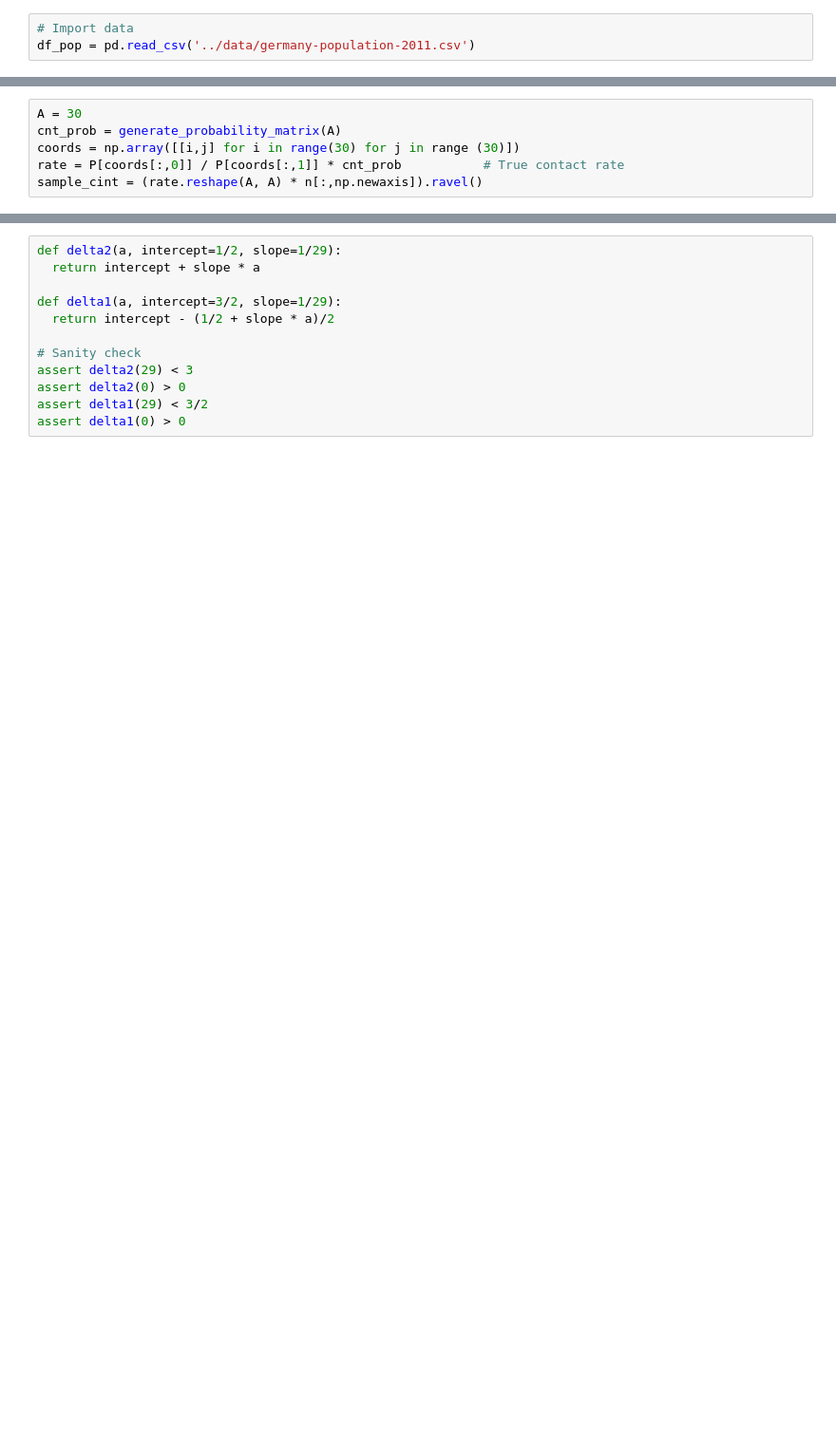
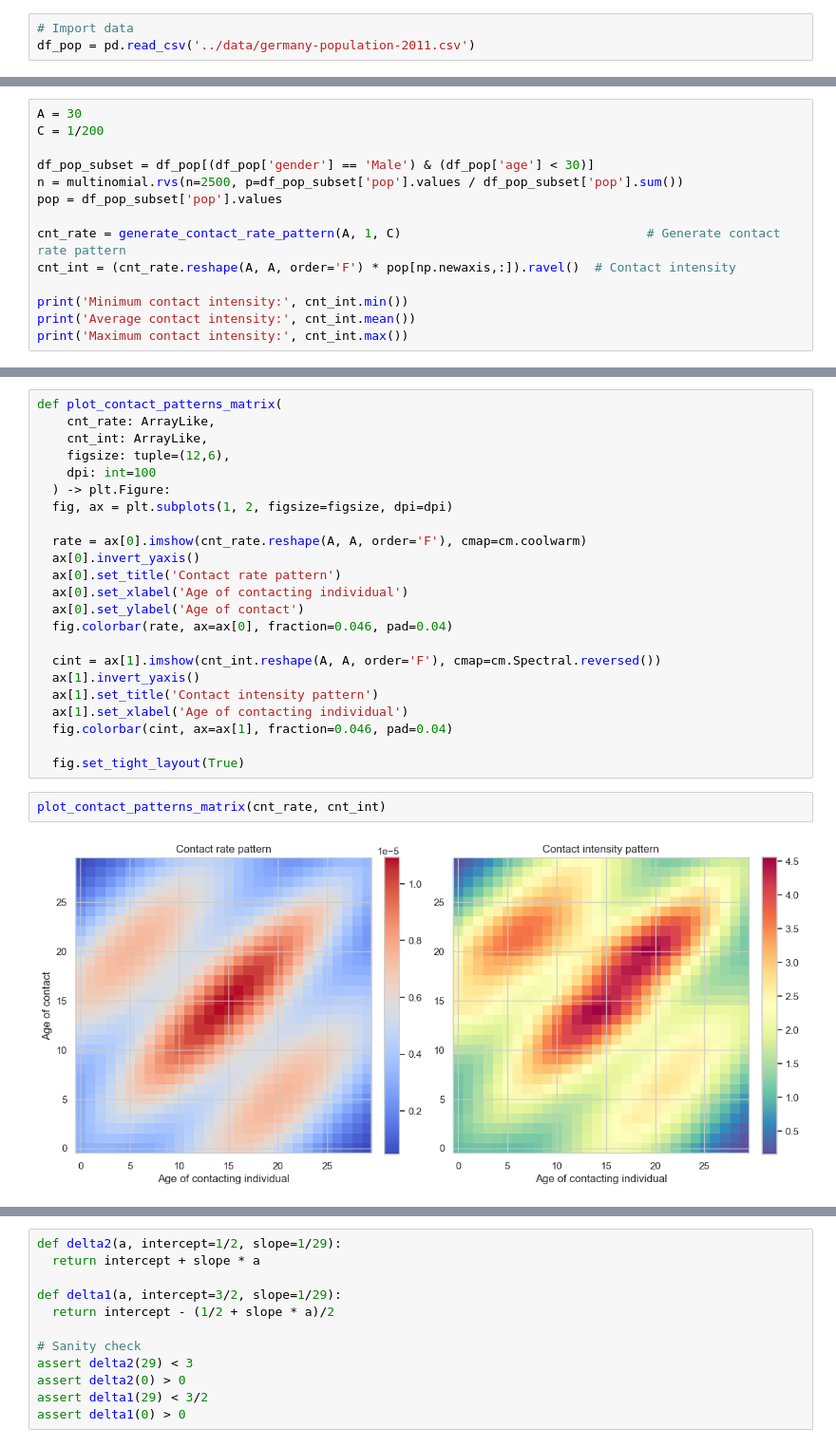
Before and after one commit to ShozenD/cntmosaic, a Jupyter notebook: notebooks/synthetic_data.ipynb, the cells around one changed output, grey strips where cells are left out. Shown at 95% size. Drawn from its saved outputs; the diff is of its cells as text; blank space fills up the shorter version.

```diff
--- a/notebooks/synthetic_data.ipynb
+++ b/notebooks/synthetic_data.ipynb
@@ -37,6 +32,0 @@ P = df_pop_subset['pop'].values
-# %%
-A = 30
-cnt_prob = generate_probability_matrix(A)
-coords = np.array([[i,j] for i in range(30) for j in range (30)])
-rate = P[coords[:,0]] / P[coords[:,1]] * cnt_prob           # True contact rate
-sample_cint = (rate.reshape(A, A) * n[:,np.newaxis]).ravel()
@@ -93,0 +33,14 @@ df.to_csv('../data/sim/test.csv', index=False)
+# %%
+A = 30
+C = 1/200
+
+df_pop_subset = df_pop[(df_pop['gender'] == 'Male') & (df_pop['age'] < 30)]
+n = multinomial.rvs(n=2500, p=df_pop_subset['pop'].values / df_pop_subset['pop'].sum())
+pop = df_pop_subset['pop'].values
+
+cnt_rate = generate_contact_rate_pattern(A, 1, C)                                 # Generate contact rate pattern
+cnt_int = (cnt_rate.reshape(A, A, order='F') * pop[np.newaxis,:]).ravel()  # Contact intensity
+
+print('Minimum contact intensity:', cnt_int.min())
+print('Average contact intensity:', cnt_int.mean())
+print('Maximum contact intensity:', cnt_int.max())
@@ -93,0 +51,27 @@ df.to_csv('../data/sim/test.csv', index=False)
+# %%
+def plot_contact_patterns_matrix(
+    cnt_rate: ArrayLike,
+    cnt_int: ArrayLike,
+    figsize: tuple=(12,6),
+    dpi: int=100
+  ) -> plt.Figure:
+  fig, ax = plt.subplots(1, 2, figsize=figsize, dpi=dpi)
+
+  rate = ax[0].imshow(cnt_rate.reshape(A, A, order='F'), cmap=cm.coolwarm)
+  ax[0].invert_yaxis()
+  ax[0].set_title('Contact rate pattern')
+  ax[0].set_xlabel('Age of contacting individual')
+  ax[0].set_ylabel('Age of contact')
+  fig.colorbar(rate, ax=ax[0], fraction=0.046, pad=0.04)
+
+  cint = ax[1].imshow(cnt_int.reshape(A, A, order='F'), cmap=cm.Spectral.reversed())
+  ax[1].invert_yaxis()
+  ax[1].set_title('Contact intensity pattern')
+  ax[1].set_xlabel('Age of contacting individual')
+  fig.colorbar(cint, ax=ax[1], fraction=0.046, pad=0.04)
+
+  fig.set_tight_layout(True)
+# %%
+plot_contact_patterns_matrix(cnt_rate, cnt_int)
+# %% [output]
+[figure, added]
```
Also changed, not shown: parts of 19 cells of this notebook.
